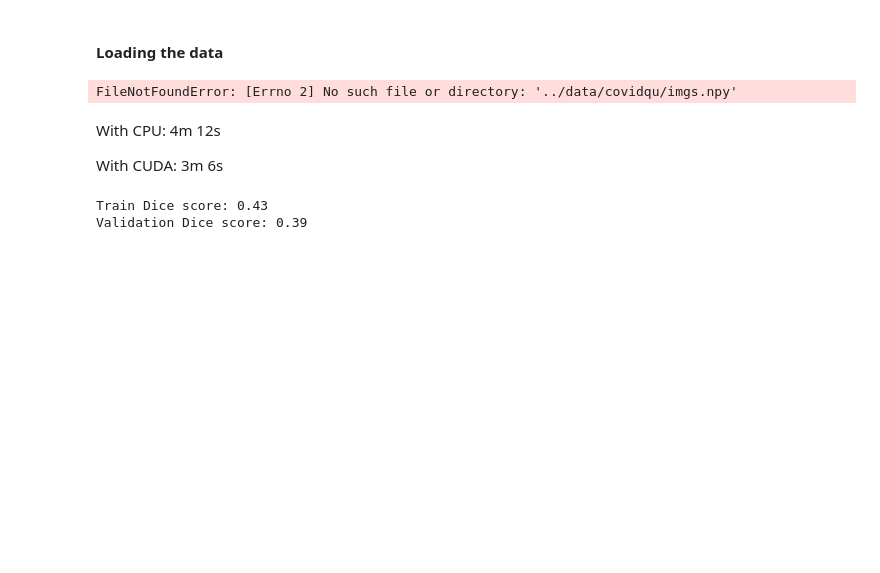
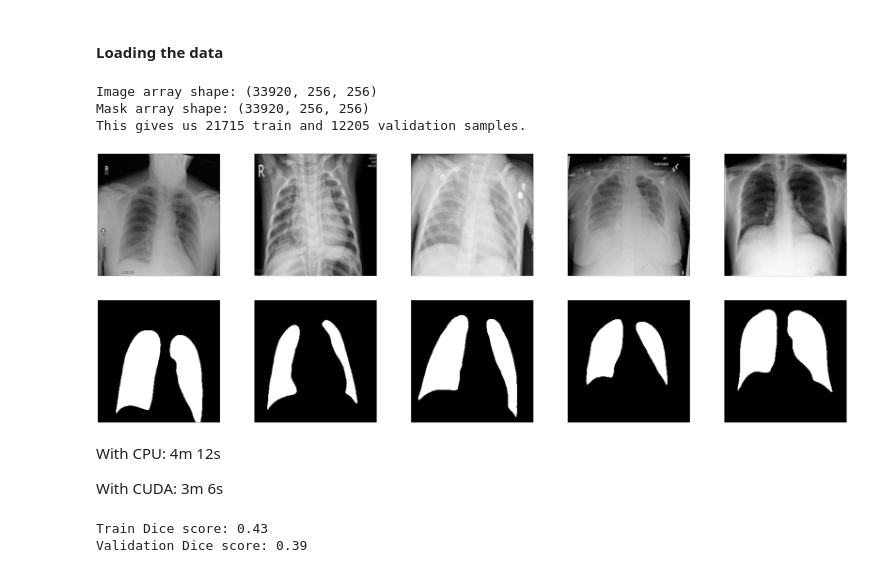
Before and after one commit to macsaba/concrete_crack_thesis, a Jupyter notebook: notebooks/test_lunges.ipynb, the cells around one changed output. Cells and saved outputs as stored; diff of their text form; code cells hidden in the pictures; blank space fills up the shorter version.

Commit message:
Data loader added for deepcrack

```diff
--- a/notebooks/test_lunges.ipynb
+++ b/notebooks/test_lunges.ipynb
@@ -27,10 +27,13 @@ Ronneberger, Fischer, Brox: [U-Net: convolutional networks for biomedical image
 # %% [markdown]
 #### Loading the data
 # %%
-from data.dataset import load_data
-train_dl, val_dl = load_data('../../data/covidqu/')
+from data.dataset_covidqu import load_data_covidqu
+train_dl, val_dl = load_data_covidqu('../../data/covidqu/')
 # %% [output]
-FileNotFoundError: [Errno 2] No such file or directory: '../data/covidqu/imgs.npy'
+Image array shape: (33920, 256, 256)
+Mask array shape: (33920, 256, 256)
+This gives us 21715 train and 12205 validation samples.
+[figure, added]
 # %% [markdown]
 With CPU: 4m 12s
 
```
Also changed, not shown: parts of 1 cell of this notebook, 4 other files.
